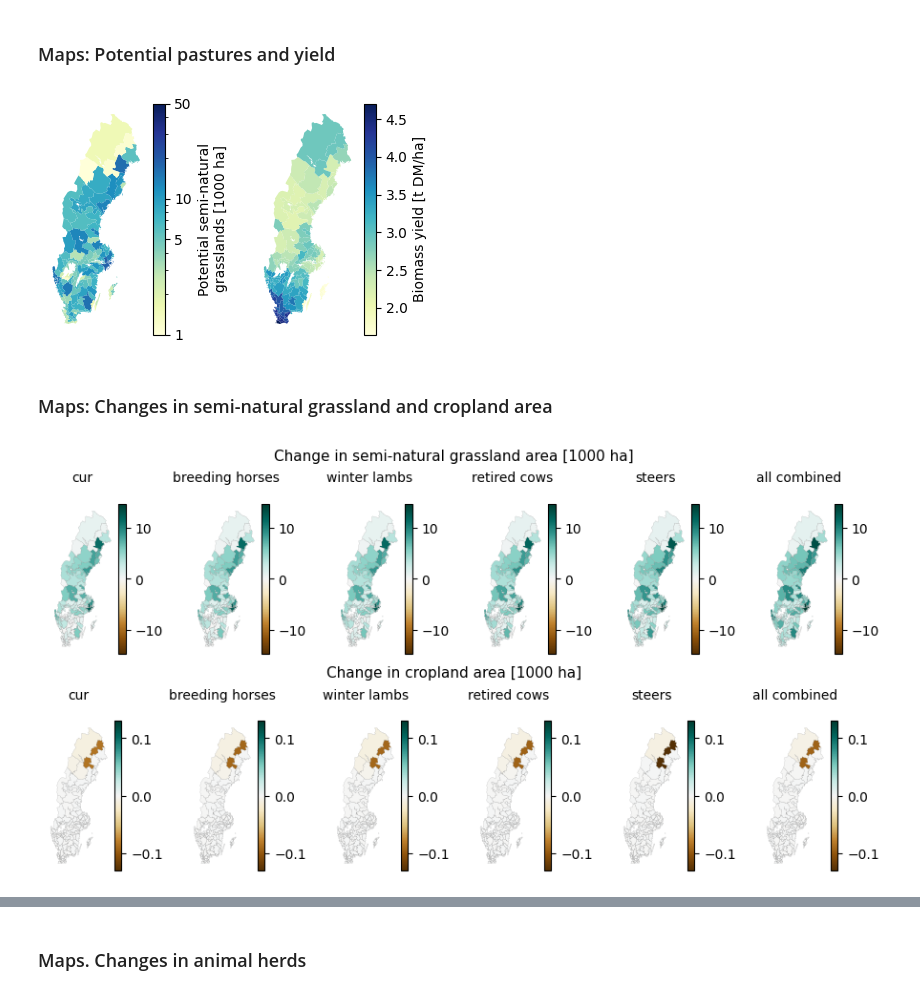
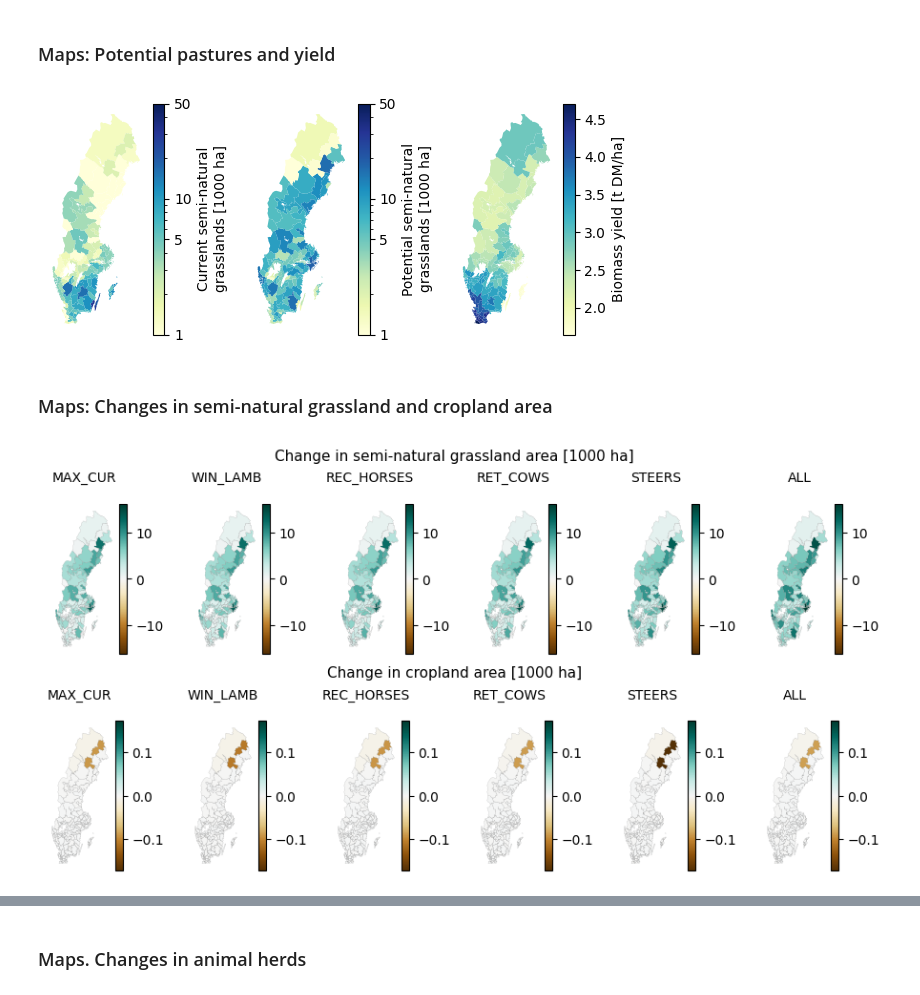
Before and after one commit to karlssonjo/seminatgrass, a Jupyter notebook: CIBUSmod_run.ipynb, the cells around one changed output, grey strips where cells are left out. Cells and saved outputs as stored; diff of their text form; code cells hidden in the pictures.

```diff
--- a/CIBUSmod_run.ipynb
+++ b/CIBUSmod_run.ipynb
@@ -31,50 +31,50 @@ session = cm.Session(
 # Define scenarios
 
 session.add_scenario(
-    name = 'baseline',
+    name = 'BL',
     scenario_workbooks = None,
     modules = 'all',
     pars = 'all',
     years = 0
 )
 session.add_scenario(
-    name = 'cur',
+    name = 'MAX_CUR',
     scenario_workbooks = 'sng_area',
     modules = 'all',
     pars = 'all',
     years = [70, 100, 110]
 )
 session.add_scenario(
-    name = 'steers',
-    scenario_workbooks = ['sng_area', 'steers'],
+    name = 'STEERS',
+    scenario_workbooks = ['sng_area', 'STEERS'],
     modules = 'all',
     pars = 'all',
     years = [70, 100, 110]
 )
 session.add_scenario(
-    name = 'retired cows',
-    scenario_workbooks = ['sng_area', 'ret_cows'],
+    name = 'RET_COWS',
+    scenario_workbooks = ['sng_area', 'RET_COWS'],
     modules = 'all',
     pars = 'all',
     years = [70, 100, 110]
 )
 session.add_scenario(
-    name = 'winter lambs',
-    scenario_workbooks = ['sng_area', 'wint_lamb'],
+    name = 'WIN_LAMB',
+    scenario_workbooks = ['sng_area', 'WIN_LAMB'],
     modules = 'all',
     pars = 'all',
     years = [70, 100, 110]
 )
 session.add_scenario(
-    name = 'breeding horses',
-    scenario_workbooks = ['sng_area', 'breeding_horses'],
+    name = 'REC_HORSES',
+    scenario_workbooks = ['sng_area', 'REC_HORSES'],
     modules = 'all',
     pars = 'all',
     years = [70, 100, 110]
 )
 session.add_scenario(
-    name = 'all combined',
-    scenario_workbooks = ['sng_area', 'steers', 'ret_cows', 'wint_lamb', 'breeding_horses'],
+    name = 'ALL',
+    scenario_workbooks = ['sng_area', 'STEERS', 'RET_COWS', 'WIN_LAMB', 'REC_HORSES'],
     modules = 'all',
     pars = 'all',
     years = [70, 100, 110]
@@ -408,41 +494,49 @@ for ani in plot_data.index.unique('animal_system'):
 # %%
 import matplotlib
 
-a0 = session.get_attr('r','x0_crops',{'crop':'land_use', 'region':None}).loc[('baseline','0'), 'semi-natural grasslands']/1000
-a1 = session.get_attr('r','x0_crops',{'crop':'land_use', 'region':None}).loc[('cur','100'), 'semi-natural grasslands']/1000
+a0 = session.get_attr('r','x0_crops',{'crop':'land_use', 'region':None}).loc[('BL','0'), 'semi-natural grasslands']/1000
+a1 = session.get_attr('r','x0_crops',{'crop':'land_use', 'region':None}).loc[('MAX_CUR','100'), 'semi-natural grasslands']/1000
 y = (
     (session.get_attr('c','harvest',{'crop':'land_use','region':None})
     /session.get_attr('c','area',{'crop':'land_use','region':None}))
-    .loc[('baseline','0'),'semi-natural grasslands']
+    .loc[('BL','0'),'semi-natural grasslands']
 )/1000
 
-fig, axs = plt.subplots(1,2, figsize=(5,3))
+fig, axs = plt.subplots(1,3, figsize=(7.5,3))
 ax = axs[0]
+cm.plot.map_from_series(a0, cmap='YlGnBu', norm=matplotlib.colors.LogNorm(vmin=1, vmax=50), legend=False, ax=ax)
+cbar = plt.colorbar(ax.collections[0], ax=ax)
+cbar.set_label('Current semi-natural\ngrasslands [1000 ha]', fontsize=10)
+cbar.set_ticks([1,5,10,50])
+cbar.set_ticklabels(['1','5','10','50'])
+ax.axis('off')
+
+ax = axs[1]
 cm.plot.map_from_series(a1-a0, cmap='YlGnBu', norm=matplotlib.colors.LogNorm(vmin=1, vmax=50), legend=False, ax=ax)
 cbar = plt.colorbar(ax.collections[0], ax=ax)
 cbar.set_label('Potential semi-natural\ngrasslands [1000 ha]', fontsize=10)
 cbar.set_ticks([1,5,10,50])
 cbar.set_ticklabels(['1','5','10','50'])
 ax.axis('off')
 
-ax=axs[1]
+ax=axs[2]
 cm.plot.map_from_series(y, cmap='YlGnBu', ax=ax, legend=False)
 cbar = plt.colorbar(ax.collections[0], ax=ax)
 cbar.set_label('Biomass yield [t DM/ha]', fontsize=10)
 ax.axis('off')
 
 plt.tight_layout
 plt.show()
 # %% [output]
-[figure, old version]
+[figure, new version]
 # %% [markdown]
 ### Maps: Changes in semi-natural grassland and cropland area
 # %%
 plot_data = (
     session.get_attr('c','area',{'crop':'land_use', 'region':None})
     .loc[scn_final,:]
-    .transform(lambda x: x.sub(x.loc[('baseline','0')],axis=1))
-    .drop(('baseline','0'))
+    .transform(lambda x: x.sub(x.loc[('BL','0')],axis=1))
+    .drop(('BL','0'))
     .droplevel('year')
 )/1000
 
@@ -490,4 +584,4 @@ subfigs[1].suptitle('Change in cropland area [1000 ha]', size=11)
 # fig.tight_layout()
 plt.show()
 # %% [output]
-[figure, old version]
+[figure, new version]
```
Also changed, not shown: parts of 20 cells of this notebook, 4 other files.
